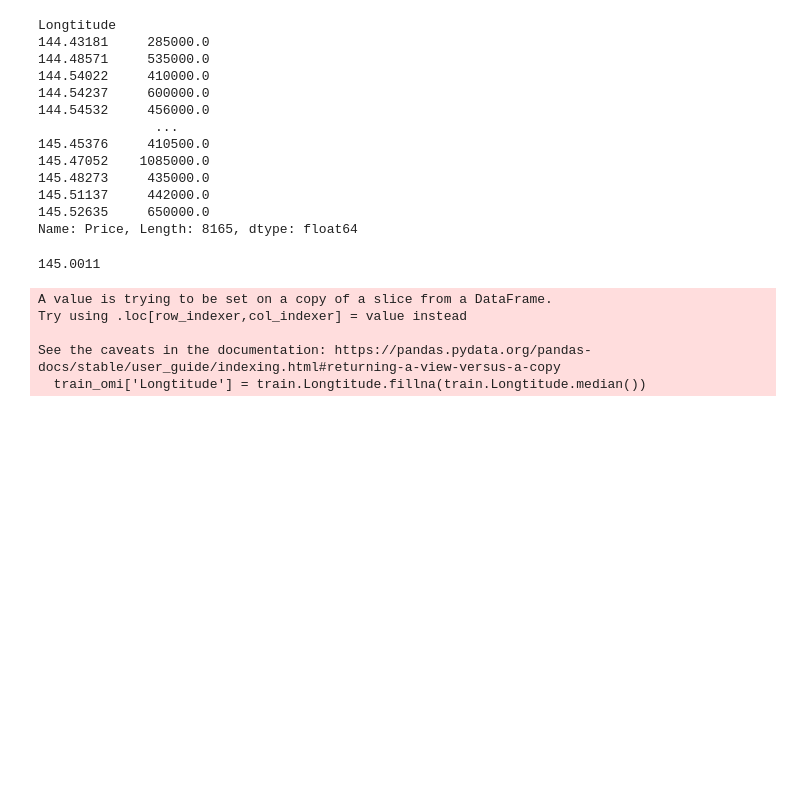
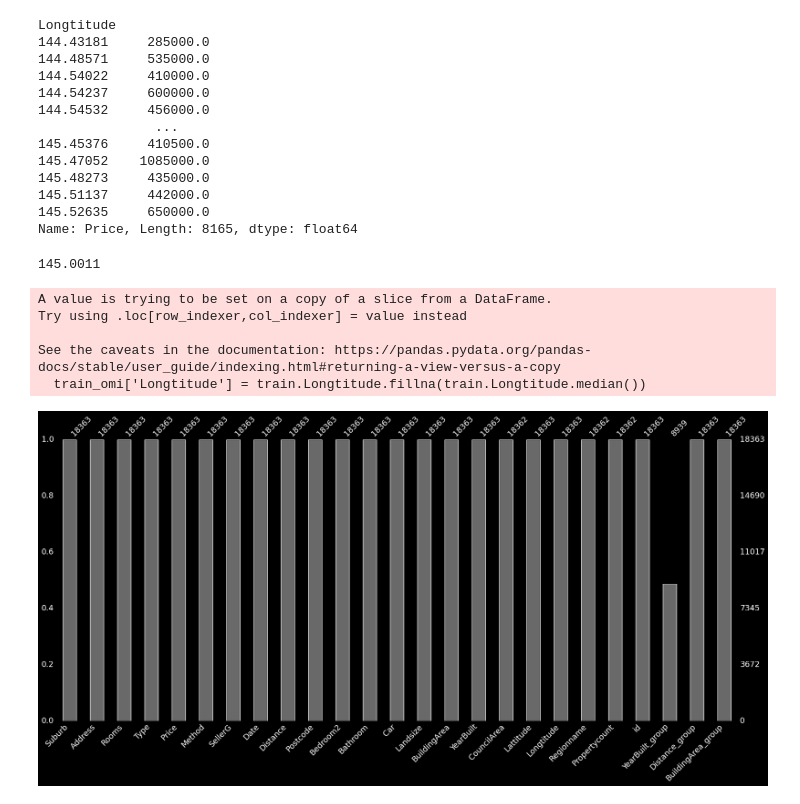
Before and after one commit to Zetis659/Data_Science_GM, a Jupyter notebook: Leopard_challenge_Regression/Leopard_challenge_Regression.ipynb, the cells around one changed output. Cells and saved outputs as stored; diff of their text form; code cells hidden in the pictures; blank space fills up the shorter version.

```diff
--- a/Leopard_challenge_Regression/Leopard_challenge_Regression.ipynb
+++ b/Leopard_challenge_Regression/Leopard_challenge_Regression.ipynb
@@ -861,0 +952,2 @@ train_omi.groupby('BuildingArea_group').Price.agg(['count', 'mean', 'median'])
+# %%
+train_omi['Landsize'] = train.Landsize.fillna(landsize_omi)
@@ -1043,3 +1161,7 @@ Try using .loc[row_indexer,col_indexer] = value instead
 
 See the caveats in the documentation: https://pandas.pydata.org/pandas-docs/stable/user_guide/indexing.html#returning-a-view-versus-a-copy
   train_omi['Longtitude'] = train.Longtitude.fillna(train.Longtitude.median())
+# %%
+msno.bar(train_omi);
+# %% [output]
+[figure, added]
```
Also changed, not shown: parts of 84 cells of this notebook.
